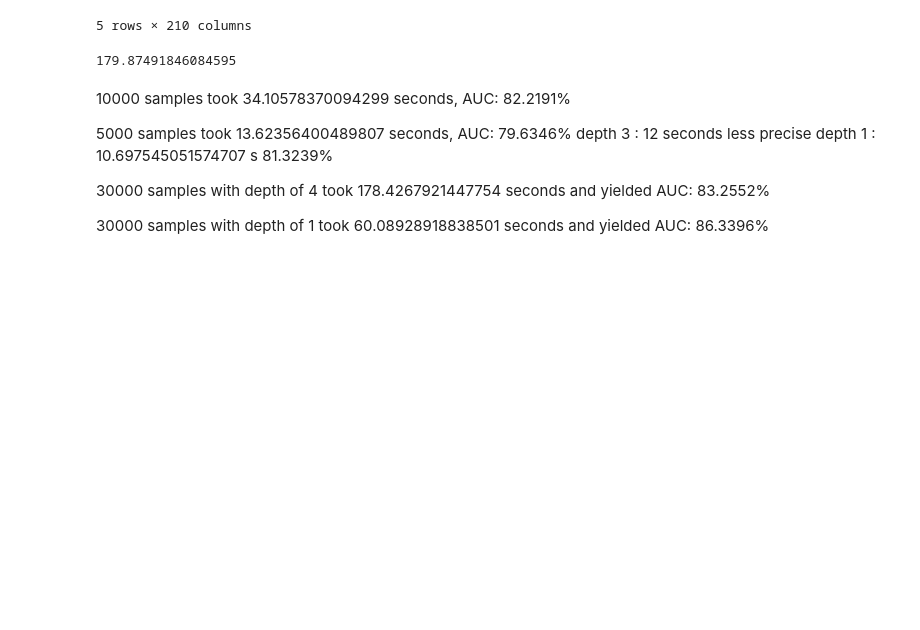
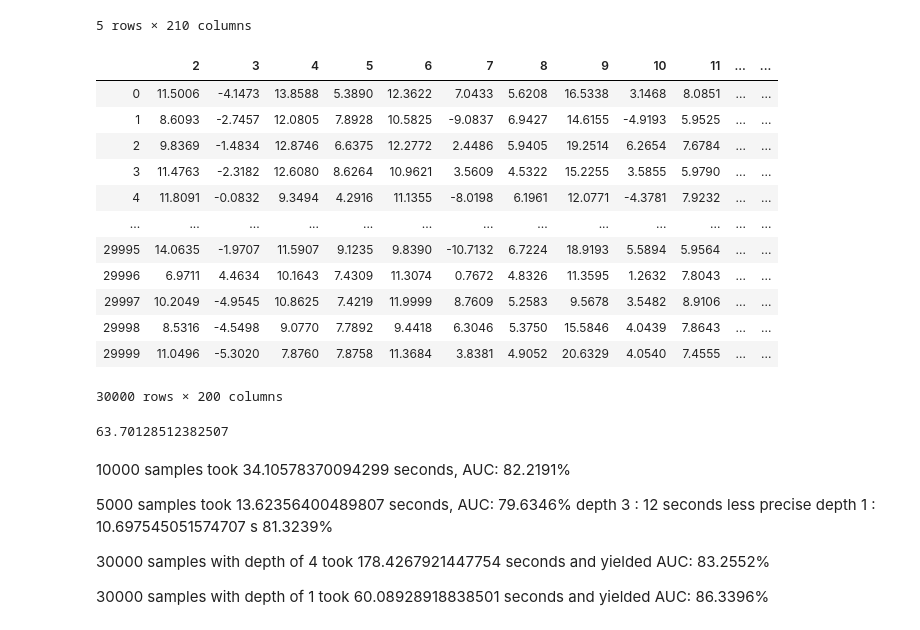
Before and after one commit to qinkle/MachineLearningTask, a Jupyter notebook: xgboost.ipynb, the cells around one changed output. Saved outputs shown, nothing was run; the diff lists cells and outputs as text; code cells hidden in the pictures; blank space fills up the shorter version.

```diff
--- a/xgboost.ipynb
+++ b/xgboost.ipynb
@@ -32,6 +32,22 @@ train_targets = train_df.iloc[:30000,1]
 train_data = train_df.iloc[:30000,2:]
 test_targets = train_df.iloc[30000:,1]
 test_data = train_df.iloc[30000:,2:]
+# %%
+train_data
+# %% [output]
+|  | 2 | 3 | 4 | 5 | 6 | 7 | 8 | 9 | 10 | 11 | ... | ... |
+| 0 | 11.5006 | -4.1473 | 13.8588 | 5.3890 | 12.3622 | 7.0433 | 5.6208 | 16.5338 | 3.1468 | 8.0851 | ... | ... |
+| 1 | 8.6093 | -2.7457 | 12.0805 | 7.8928 | 10.5825 | -9.0837 | 6.9427 | 14.6155 | -4.9193 | 5.9525 | ... | ... |
+| 2 | 9.8369 | -1.4834 | 12.8746 | 6.6375 | 12.2772 | 2.4486 | 5.9405 | 19.2514 | 6.2654 | 7.6784 | ... | ... |
+| 3 | 11.4763 | -2.3182 | 12.6080 | 8.6264 | 10.9621 | 3.5609 | 4.5322 | 15.2255 | 3.5855 | 5.9790 | ... | ... |
+| 4 | 11.8091 | -0.0832 | 9.3494 | 4.2916 | 11.1355 | -8.0198 | 6.1961 | 12.0771 | -4.3781 | 7.9232 | ... | ... |
+| ... | ... | ... | ... | ... | ... | ... | ... | ... | ... | ... | ... | ... |
+| 29995 | 14.0635 | -1.9707 | 11.5907 | 9.1235 | 9.8390 | -10.7132 | 6.7224 | 18.9193 | 5.5894 | 5.9564 | ... | ... |
+| 29996 | 6.9711 | 4.4634 | 10.1643 | 7.4309 | 11.3074 | 0.7672 | 4.8326 | 11.3595 | 1.2632 | 7.8043 | ... | ... |
+| 29997 | 10.2049 | -4.9545 | 10.8625 | 7.4219 | 11.9999 | 8.7609 | 5.2583 | 9.5678 | 3.5482 | 8.9106 | ... | ... |
+| 29998 | 8.5316 | -4.5498 | 9.0770 | 7.7892 | 9.4418 | 6.3046 | 5.3750 | 15.5846 | 4.0439 | 7.8643 | ... | ... |
+| 29999 | 11.0496 | -5.3020 | 7.8760 | 7.8758 | 11.3684 | 3.8381 | 4.9052 | 20.6329 | 4.0540 | 7.4555 | ... | ... |
+30000 rows × 200 columns
 # %%
 dtrain = xgb.DMatrix(train_data, label=train_targets)
 dtest = xgb.DMatrix(test_data, label=test_targets)
@@ -41,13 +57,13 @@ dtest = xgb.DMatrix(test_data, label=test_targets)
 start = time.time()
 
 param = {'max_depth':1, 'eta':1, 'silent':1, 'objective':'binary:logistic' }
-num_round = 3000
+num_round = 1000
 model = xgb.train(param, dtrain, num_round)
 
 end = time.time()
 print(end - start)
 # %% [output]
-179.87491846084595
+63.70128512382507
 # %% [markdown]
 10000 samples took 34.10578370094299 seconds, AUC: 82.2191%
 
```
Also changed, not shown: 3 other files.
